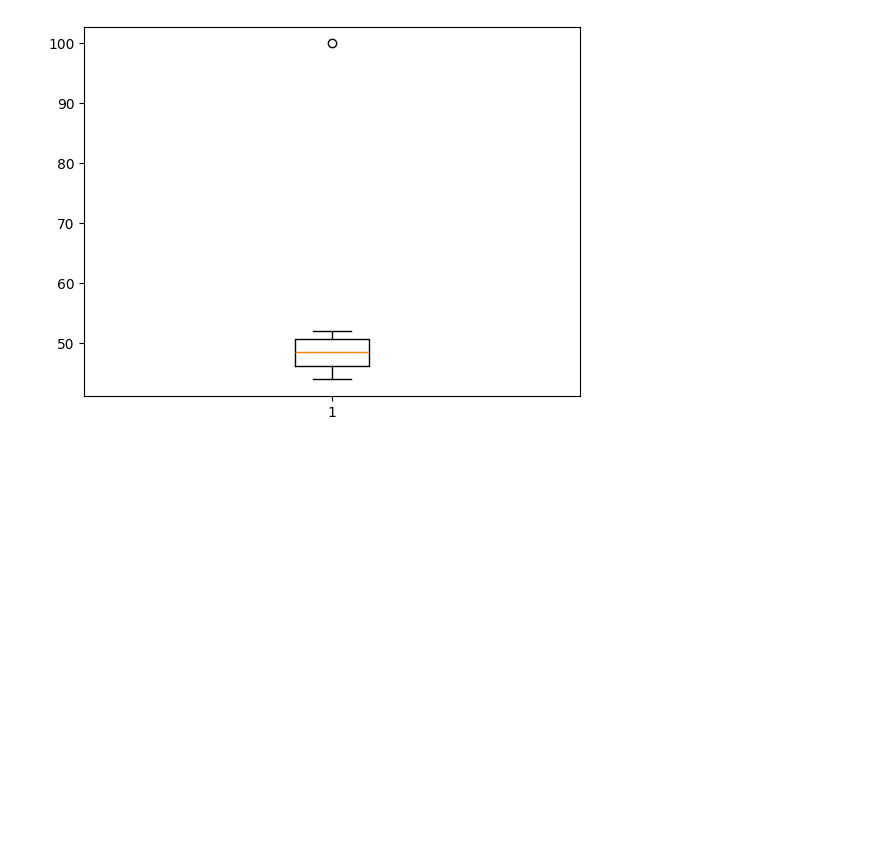
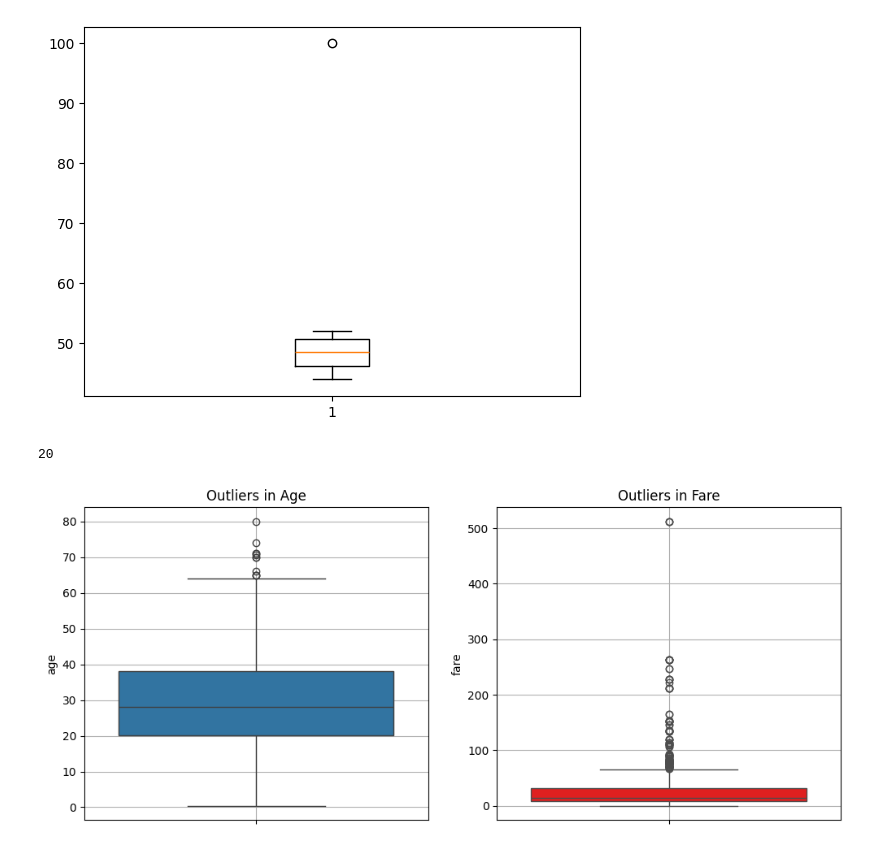
Before and after one commit to chinmayhandi/chinmay, a Jupyter notebook: AIML_Lab_Exercise.ipynb, the cells around one changed output. Drawn from its saved outputs; the diff is of its cells as text; code cells hidden in the pictures; blank space fills up the shorter version.

```diff
--- a/AIML_Lab_Exercise.ipynb
+++ b/AIML_Lab_Exercise.ipynb
@@ -3473,19 +3477,33 @@ Original Data:
 9     44        False
 [figure]
 # %%
+import pandas as pd
+import numpy as np
+import matplotlib.pyplot as plt
+import seaborn as sns
+from scipy import stats
+
+
+df = sns.load_dataset("titanic")
+
+
 z_scores = np.abs(stats.zscore(df[['age','fare']].dropna()))
 print((z_scores > 3).sum())
 # Boxplot for Outliers
 plt.figure(figsize=(12,5))
 
 # Age Boxplot
 plt.subplot(1, 2, 1)
 sns.boxplot(y=df['age'])
 plt.title("Outliers in Age")
+plt.grid()
 
 # Fare Boxplot
 plt.subplot(1, 2, 2)
-sns.boxplot(y=df['fare'], color="lightgreen")
+sns.boxplot(y=df['fare'], color="red")
 plt.title("Outliers in Fare")
-
+plt.grid()
 plt.show()
+# %% [output]
+20
+[figure, added]
```
Also changed, not shown: parts of 2 cells of this notebook.
